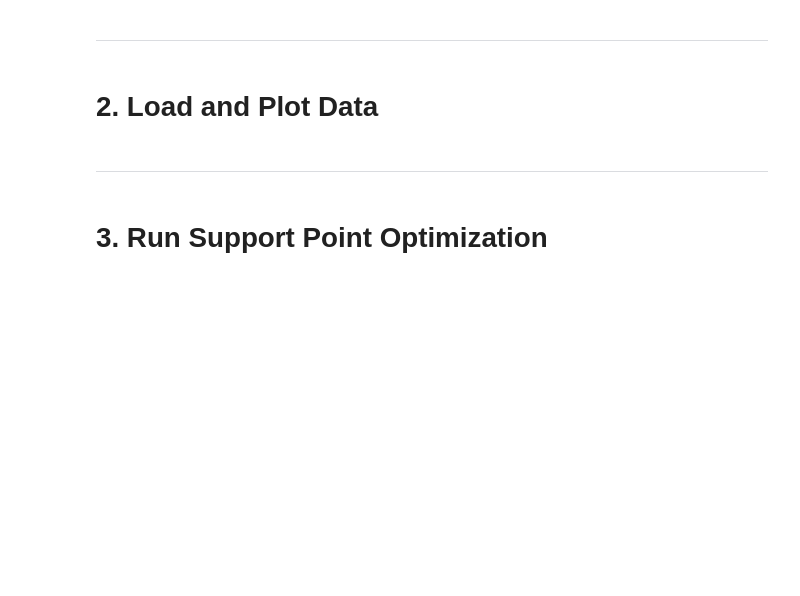
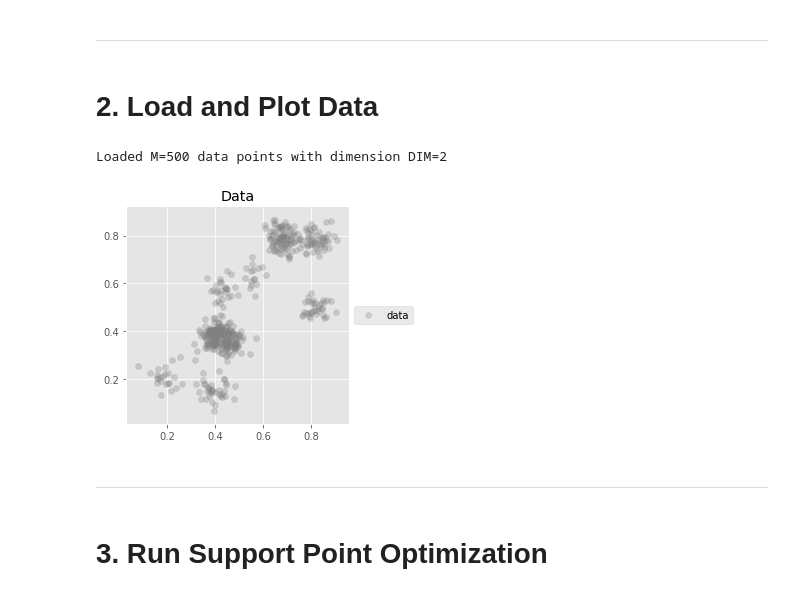
Before and after one commit to diesendruck/pv, a Jupyter notebook: mv_sp_privacy/src/sp_wlb.ipynb, the cells around one changed output. Saved outputs shown, nothing was run; the diff lists cells and outputs as text; code cells hidden in the pictures; blank space fills up the shorter version.

```diff
--- a/mv_sp_privacy/src/sp_wlb.ipynb
+++ b/mv_sp_privacy/src/sp_wlb.ipynb
@@ -53,21 +57,24 @@ if DATA_SOURCE == 'balog':
 # %%
 # Load data.
 if DATA_SOURCE == 'balog':
     data = np.load(DATA_PATH)
     x = data['X_private']
-    mus = data['MUS']
-    weights = data['WEIGHTS']
-    sigma_data = data['SIGMA_DATA']
+    #mus = data['MUS']
+    #weights = data['WEIGHTS']
+    #sigma_data = data['SIGMA_DATA']
     assert (M, DIM) == np.shape(x), 'Balog data dims do not match global params.'
     print('Loaded M={} data points with dimension DIM={}'.format(M, DIM))
     plt.scatter(x[:, 0], x[:, 1], c="gray", alpha=0.3,
                 label='data')
     #plt.scatter(mus[:, 0], mus[:, 1], c='green', alpha=1, s=700*weights,
     #            label='true centroids')
     plt.legend(loc='center left', bbox_to_anchor=(1, 0.5))
     plt.title('Data')
     plt.gca().set_aspect('equal', adjustable='box')
     plt.show()
+# %% [output]
+Loaded M=500 data points with dimension DIM=2
+[figure, added]
 # %% [markdown]
 ___
 # %% [markdown]
```
Also changed, not shown: parts of 5 cells of this notebook, 1 other file.
